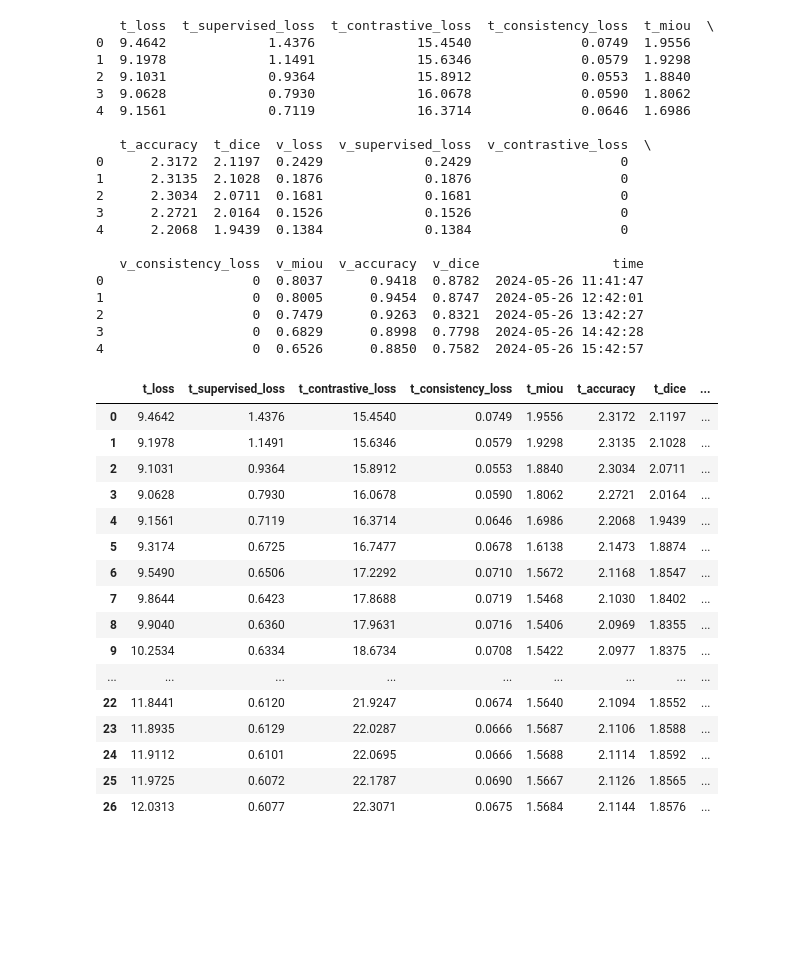
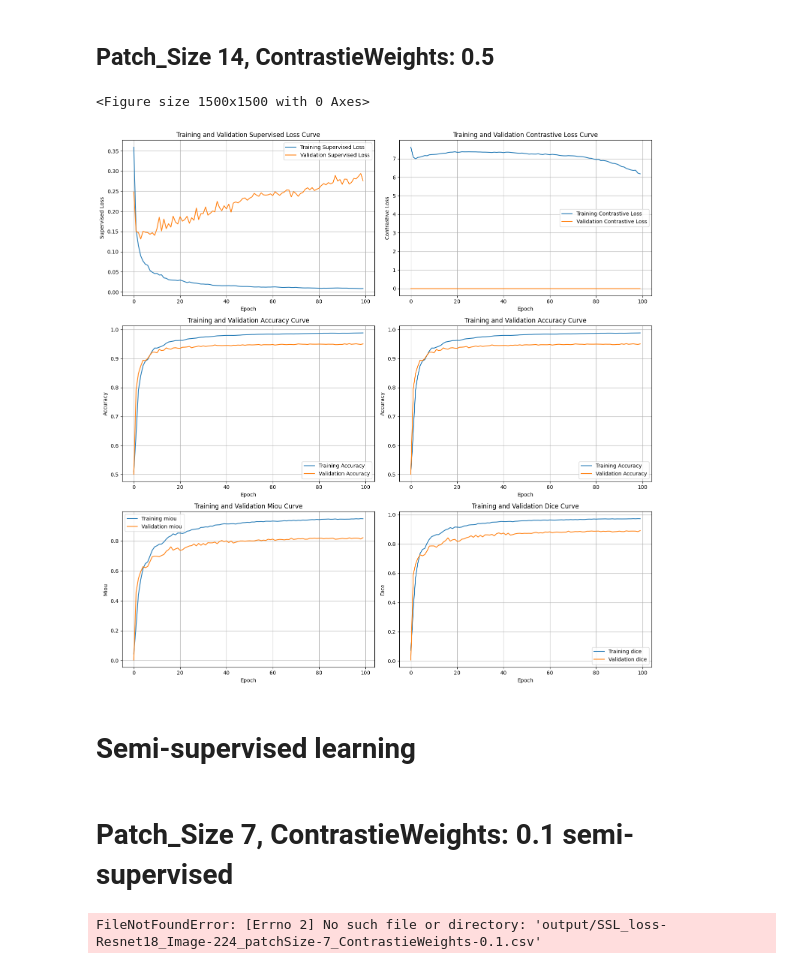
Before and after one commit to Yang-Jiaxiang/PatchCL-MedSeg-Louis, a Jupyter notebook: Loss_curve.ipynb, the cells around one changed output. Drawn from its saved outputs; the diff is of its cells as text; code cells hidden in the pictures; blank space fills up the shorter version.

```diff
--- a/Loss_curve.ipynb
+++ b/Loss_curve.ipynb
@@ -189,43 +110,20 @@ plotCurve(df)
 [figure]
-# %%
-csv_file_path = 'output/SSL_loss-Resnet18_Image-224_patchSize-7_ContrastieWeights-0.5.csv'  # 請將此處替換為你的 CSV 檔案路徑
-df = readCSV(csv_file_path)
-df
-# %% [output]
-   t_loss  t_supervised_loss  t_contrastive_loss  t_consistency_loss  t_miou  \
-0  9.4642             1.4376             15.4540              0.0749  1.9556
-1  9.1978             1.1491             15.6346              0.0579  1.9298
-2  9.1031             0.9364             15.8912              0.0553  1.8840
-3  9.0628             0.7930             16.0678              0.0590  1.8062
-4  9.1561             0.7119             16.3714              0.0646  1.6986
-
-   t_accuracy  t_dice  v_loss  v_supervised_loss  v_contrastive_loss  \
-0      2.3172  2.1197  0.2429             0.2429                   0
-1      2.3135  2.1028  0.1876             0.1876                   0
-2      2.3034  2.0711  0.1681             0.1681                   0
-3      2.2721  2.0164  0.1526             0.1526                   0
-4      2.2068  1.9439  0.1384             0.1384                   0
-
-   v_consistency_loss  v_miou  v_accuracy  v_dice                 time
-0                   0  0.8037      0.9418  0.8782  2024-05-26 11:41:47
-1                   0  0.8005      0.9454  0.8747  2024-05-26 12:42:01
-2                   0  0.7479      0.9263  0.8321  2024-05-26 13:42:27
-3                   0  0.6829      0.8998  0.7798  2024-05-26 14:42:28
-4                   0  0.6526      0.8850  0.7582  2024-05-26 15:42:57
-|  | t_loss | t_supervised_loss | t_contrastive_loss | t_consistency_loss | t_miou | t_accuracy | t_dice | ... |
-| 0 | 9.4642 | 1.4376 | 15.4540 | 0.0749 | 1.9556 | 2.3172 | 2.1197 | ... |
-| 1 | 9.1978 | 1.1491 | 15.6346 | 0.0579 | 1.9298 | 2.3135 | 2.1028 | ... |
-| 2 | 9.1031 | 0.9364 | 15.8912 | 0.0553 | 1.8840 | 2.3034 | 2.0711 | ... |
-| 3 | 9.0628 | 0.7930 | 16.0678 | 0.0590 | 1.8062 | 2.2721 | 2.0164 | ... |
-| 4 | 9.1561 | 0.7119 | 16.3714 | 0.0646 | 1.6986 | 2.2068 | 1.9439 | ... |
-| 5 | 9.3174 | 0.6725 | 16.7477 | 0.0678 | 1.6138 | 2.1473 | 1.8874 | ... |
-| 6 | 9.5490 | 0.6506 | 17.2292 | 0.0710 | 1.5672 | 2.1168 | 1.8547 | ... |
-| 7 | 9.8644 | 0.6423 | 17.8688 | 0.0719 | 1.5468 | 2.1030 | 1.8402 | ... |
-| 8 | 9.9040 | 0.6360 | 17.9631 | 0.0716 | 1.5406 | 2.0969 | 1.8355 | ... |
-| 9 | 10.2534 | 0.6334 | 18.6734 | 0.0708 | 1.5422 | 2.0977 | 1.8375 | ... |
-| ... | ... | ... | ... | ... | ... | ... | ... | ... |
-| 22 | 11.8441 | 0.6120 | 21.9247 | 0.0674 | 1.5640 | 2.1094 | 1.8552 | ... |
-| 23 | 11.8935 | 0.6129 | 22.0287 | 0.0666 | 1.5687 | 2.1106 | 1.8588 | ... |
-| 24 | 11.9112 | 0.6101 | 22.0695 | 0.0666 | 1.5688 | 2.1114 | 1.8592 | ... |
-| 25 | 11.9725 | 0.6072 | 22.1787 | 0.0690 | 1.5667 | 2.1126 | 1.8565 | ... |
-| 26 | 12.0313 | 0.6077 | 22.3071 | 0.0675 | 1.5684 | 2.1144 | 1.8576 | ... |
+# %% [markdown]
+## Patch_Size 14, ContrastieWeights: 0.5
+# %%
+csv_file_path = 'output/supervised pre training_loss-Resnet18_Image-224_patchSize-7_ContrastieWeights-0.5.csv'  # 請將此處替換為你的 CSV 檔案路徑
+df = readCSV(csv_file_path)
+plotCurve(df)
+# %% [output]
+<Figure size 1500x1500 with 0 Axes>
+[figure, added]
+# %% [markdown]
+# Semi-supervised learning
+# %% [markdown]
+# Patch_Size 7, ContrastieWeights: 0.1 semi-supervised
+# %%
+csv_file_path = 'output/SSL_loss-Resnet18_Image-224_patchSize-7_ContrastieWeights-0.1.csv'  # 請將此處替換為你的 CSV 檔案路徑
+df = readCSV(csv_file_path)
+plotCurve(df)
+# %% [output]
+FileNotFoundError: [Errno 2] No such file or directory: 'output/SSL_loss-Resnet18_Image-224_patchSize-7_ContrastieWeights-0.1.csv'
```
Also changed, not shown: parts of 10 cells of this notebook, 10 other files.
